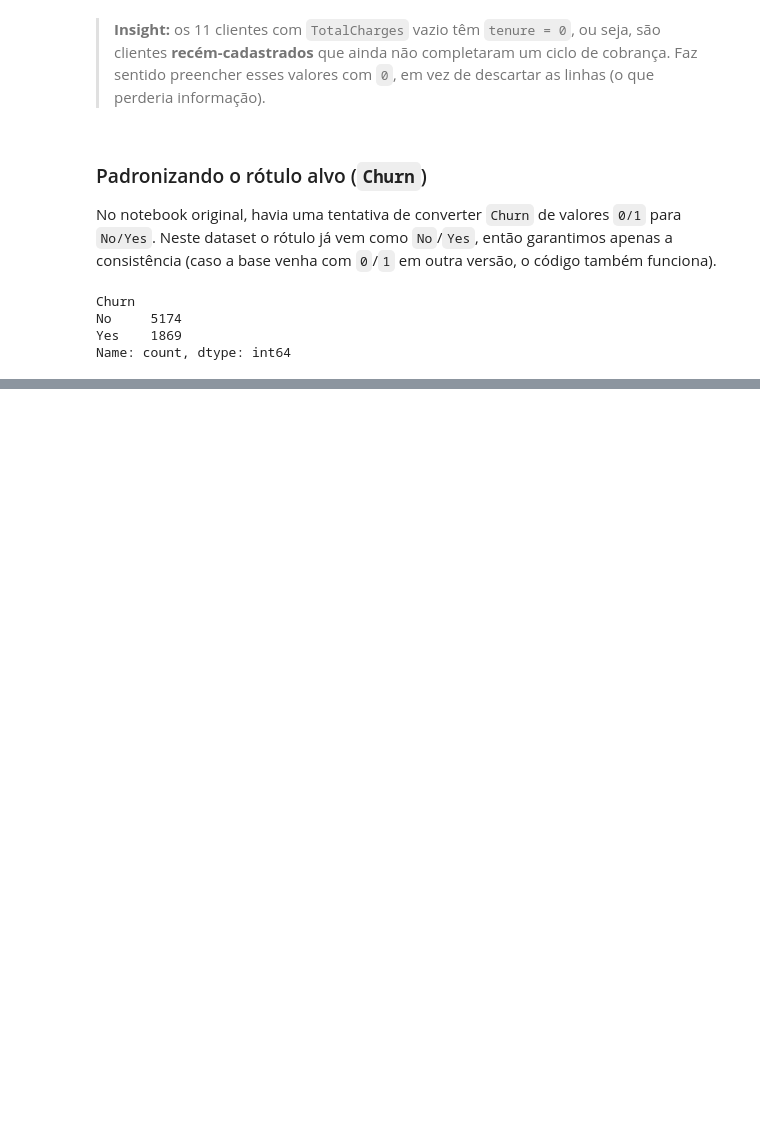
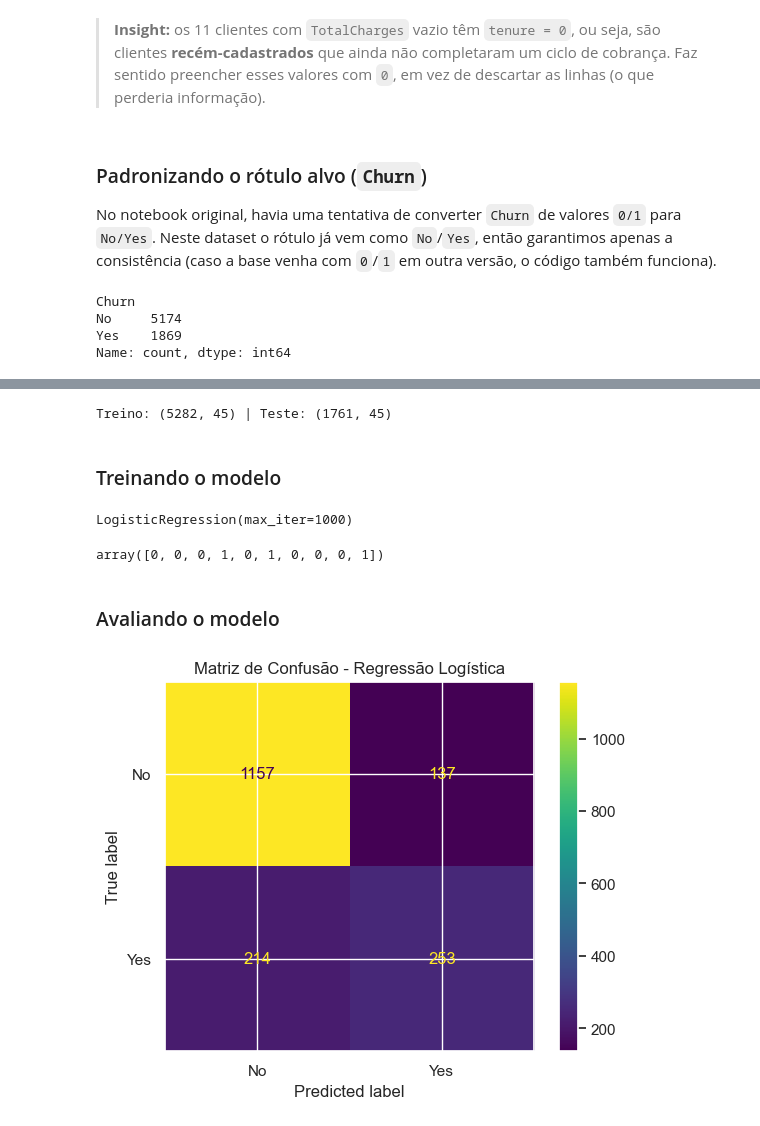
Before and after one commit to VivianeAndrade1988/Previs-o-de-churn-de-clientes--Telecom, a Jupyter notebook: notebooks/churn_prediction.ipynb, the cells around one changed output, grey strips where cells are left out. Saved outputs shown, nothing was run; the diff lists cells and outputs as text; code cells hidden in the pictures; blank space fills up the shorter version.

Commit message:
Nesta etapa foi feita Regressão Logistica

```diff
--- a/notebooks/churn_prediction.ipynb
+++ b/notebooks/churn_prediction.ipynb
@@ -337,0 +370,4 @@ df.head()
+# %%
+X = pd.get_dummies(X)
+print('Formato de X após one-hot encoding:', X.shape)
+X.head()
@@ -337,0 +387,4 @@ df.head()
+# %%
+mm = MinMaxScaler()
+X_scaled = pd.DataFrame(mm.fit_transform(X), columns=X.columns)
+X_scaled.head()
@@ -337,0 +403,27 @@ df.head()
+# %%
+X_train, X_test, y_train, y_test = train_test_split(
+    X_scaled, y, test_size=0.25, random_state=42, stratify=y
+)
+print('Treino:', X_train.shape, '| Teste:', X_test.shape)
+# %% [output]
+Treino: (5282, 45) | Teste: (1761, 45)
+# %% [markdown]
+### Treinando o modelo
+# %%
+lr = LogisticRegression(max_iter=1000)
+lr.fit(X_train, y_train)
+# %% [output]
+LogisticRegression(max_iter=1000)
+# %%
+y_pred_lr = lr.predict(X_test)
+y_pred_lr[:10]
+# %% [output]
+array([0, 0, 0, 1, 0, 1, 0, 0, 0, 1])
+# %% [markdown]
+### Avaliando o modelo
+# %%
+ConfusionMatrixDisplay.from_estimator(lr, X_test, y_test, values_format="d", display_labels=le.classes_)
+plt.title("Matriz de Confusão - Regressão Logística")
+plt.show()
+# %% [output]
+[figure, added]
```
Also changed, not shown: parts of 12 cells of this notebook.
